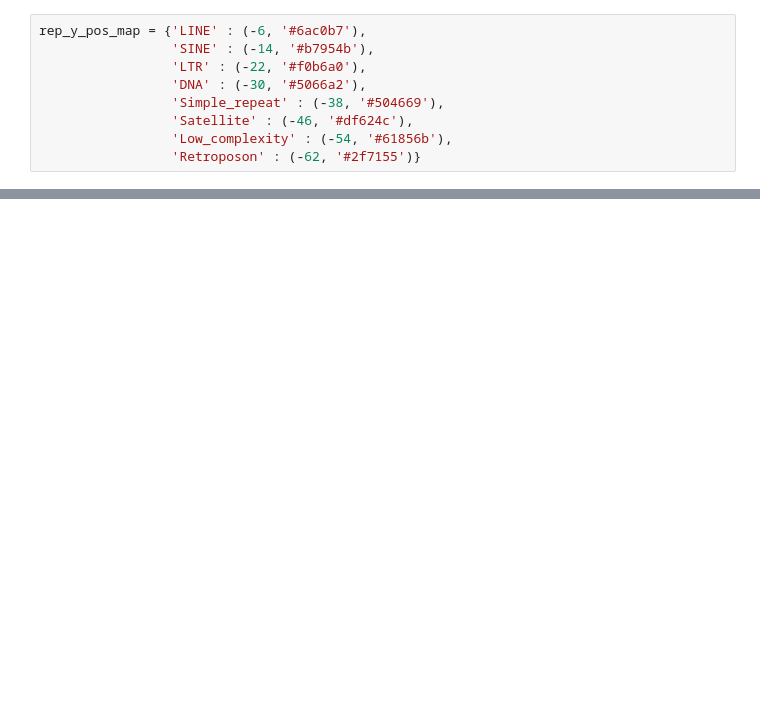
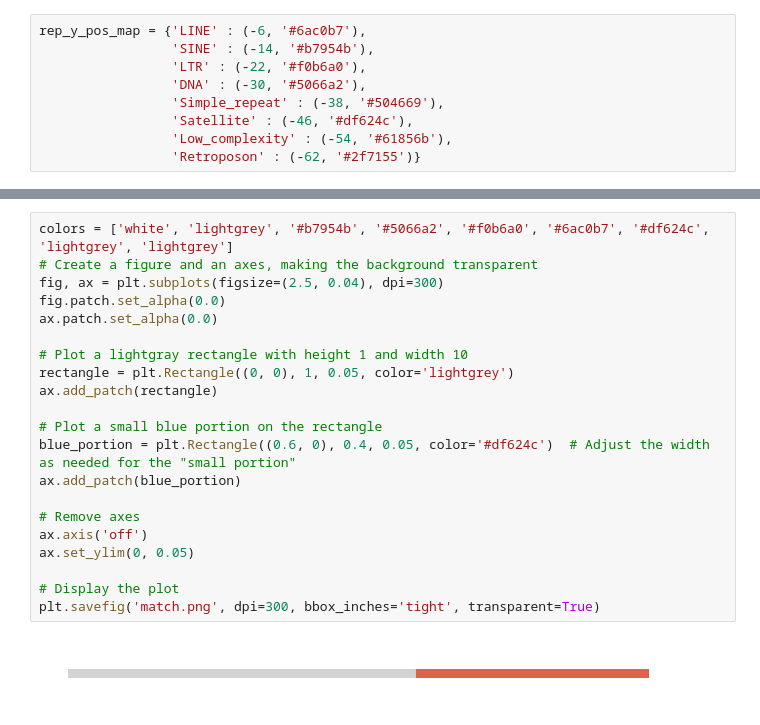
Before and after one commit to burgshrimps/cuban, a Jupyter notebook: sv-visualize.ipynb, the cells around one changed output, grey strips where cells are left out. Drawn from its saved outputs; the diff is of its cells as text; blank space fills up the shorter version.

```diff
--- a/sv-visualize.ipynb
+++ b/sv-visualize.ipynb
@@ -48,0 +63,23 @@ plot_breakpoints_ill(samples, repeat_df, chrom, start, stop, padding=1500, windo
+# %%
+colors = ['white', 'lightgrey', '#b7954b', '#5066a2', '#f0b6a0', '#6ac0b7', '#df624c', 'lightgrey', 'lightgrey']
+# Create a figure and an axes, making the background transparent
+fig, ax = plt.subplots(figsize=(2.5, 0.04), dpi=300)
+fig.patch.set_alpha(0.0)
+ax.patch.set_alpha(0.0)
+
+# Plot a lightgray rectangle with height 1 and width 10
+rectangle = plt.Rectangle((0, 0), 1, 0.05, color='lightgrey')
+ax.add_patch(rectangle)
+
+# Plot a small blue portion on the rectangle
+blue_portion = plt.Rectangle((0.6, 0), 0.4, 0.05, color='#df624c')  # Adjust the width as needed for the "small portion"
+ax.add_patch(blue_portion)
+
+# Remove axes
+ax.axis('off')
+ax.set_ylim(0, 0.05)
+
+# Display the plot
+plt.savefig('match.png', dpi=300, bbox_inches='tight', transparent=True)
+# %% [output]
+[figure, added]
```
Also changed, not shown: parts of 3 cells of this notebook, 1 other file.
